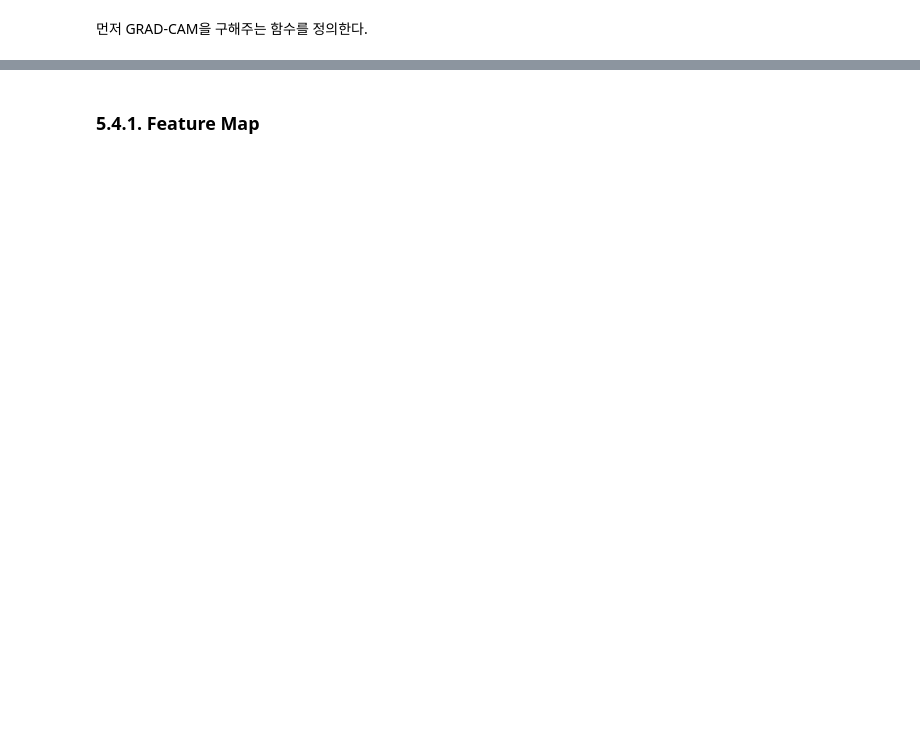
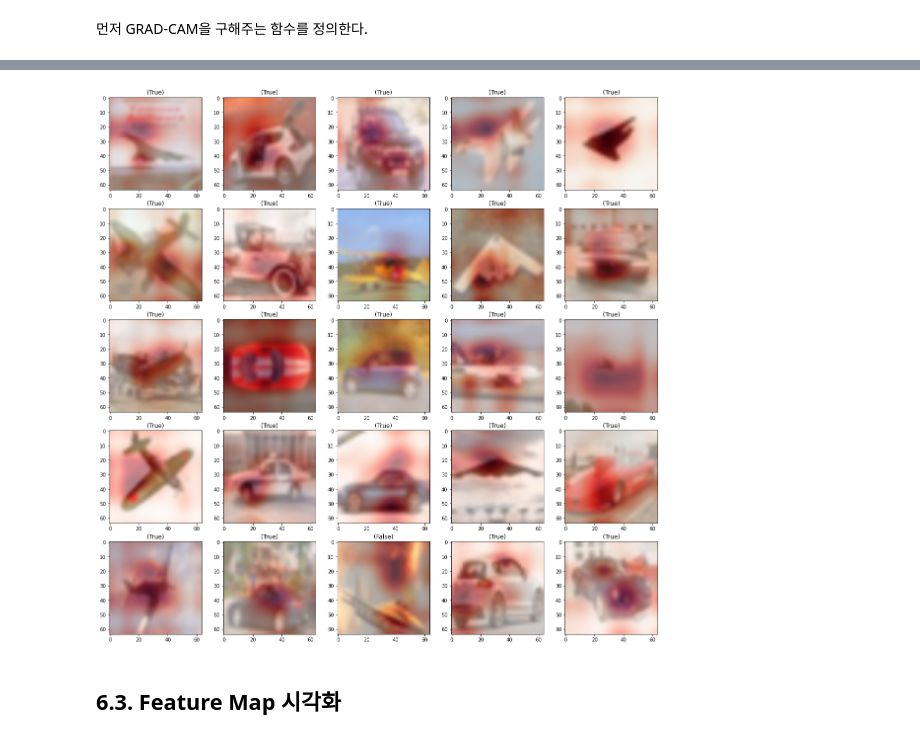
Before and after one commit to Pulsar-kkaturi/DL-Education, a Jupyter notebook: notebooks/Result_Visulization2.ipynb, the cells around one changed output, grey strips where cells are left out. Saved outputs shown, nothing was run; the diff lists cells and outputs as text; code cells hidden in the pictures; blank space fills up the shorter version.

```diff
--- a/notebooks/Result_Visulization2.ipynb
+++ b/notebooks/Result_Visulization2.ipynb
@@ -480,5 +433,38 @@ grad_cam_show(number_extractor(testg, num=9))
+# %%
+def make_gradcam(img_arr):
+  img1 = np.expand_dims(img_arr, axis=0)
+  hm1 = make_gradcam_heatmap(img1, model, 'block4_activ3',['block5_pool','flatten_layer'])
+  hm2 = make_gradcam_heatmap(img1, model, 'block5_activ3',['block5_pool','flatten_layer'])
+
+  # 원본크기에 맞게 히트맵 변환
+  hm1 = skit.resize(hm1, (64, 64), anti_aliasing=True)
+  hm1 = skif.gaussian(hm1, sigma=3)
+  hm2 = skit.resize(hm2, (64, 64), anti_aliasing=True)
+  hm2 = skif.gaussian(hm2, sigma=3)
+  hmn = (hm1+hm2)/2
+
+  # 히트맵을 0 ~255 사이 값으로 재조정
+  heatmap1 = np.uint8(255 * hmn)
+  img1 = np.uint8(255*img1)
+  return img1[0], heatmap1
+# %%
+plt.figure(figsize=(20,20))
+n,s = 5, 0
+for i in range(n):
+  for j in range(n):
+    img, hm = make_gradcam(test_x[(i*n)+j+s])
+    plt.subplot(n,n,(i*n)+j+1)
+    plt.imshow(img)
+    plt.imshow(hm, alpha=0.5, cmap='Reds')
+    if new_scores[(i*n)+j] == new_labels[(i*n)+j]:
+      cor = 'True'
+    else:
+      cor = 'False'
+    plt.title(f'({cor})')
+# %% [output]
+[figure, added]
 # %% [markdown]
-### 5.4.1. Feature Map
+## 6.3. Feature Map 시각화
 # %%
 layer_outputs = []
 layer_names = []
```
Also changed, not shown: parts of 37 cells of this notebook.
